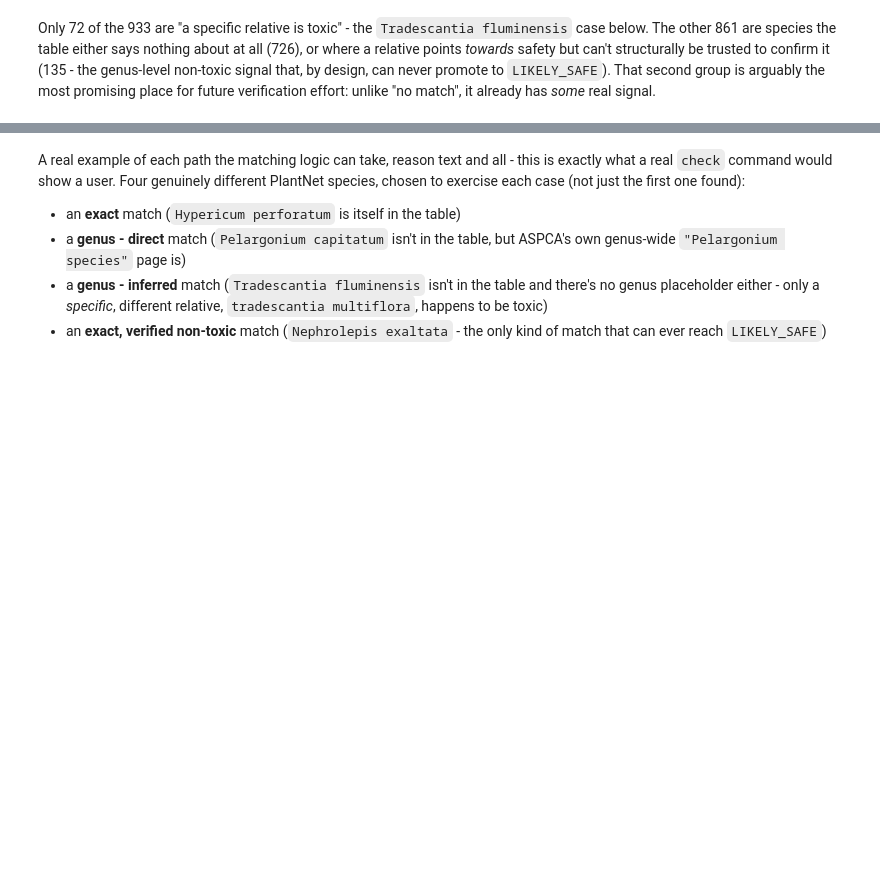
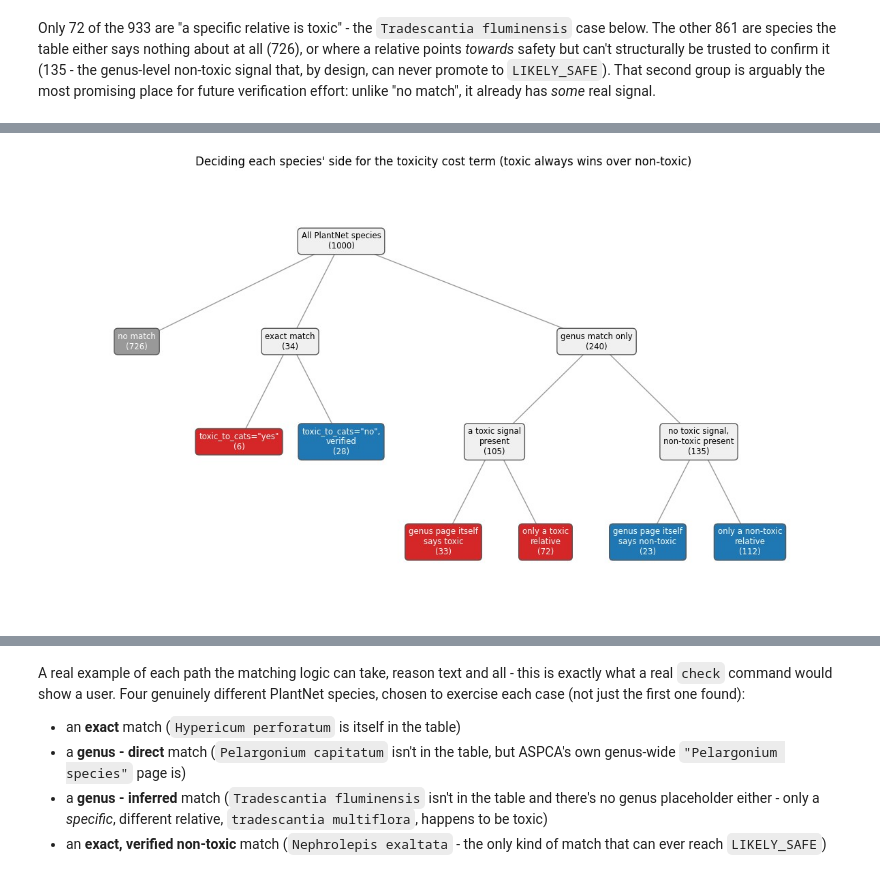
Before and after one commit to carltoast/purr-ceptron, a Jupyter notebook: notebooks/00_project_overview.ipynb, the cells around one changed output, grey strips where cells are left out. Cells and saved outputs as stored; diff of their text form; code cells hidden in the pictures; blank space fills up the shorter version.

```diff
--- a/notebooks/00_project_overview.ipynb
+++ b/notebooks/00_project_overview.ipynb
@@ -423,0 +552,64 @@ already has *some* real signal.
+# %%
+import collections
+
+cat_counts = collections.Counter(
+    toxicity_category(result) for result in toxicity_matches.values()
+)
+
+RED, BLUE, GRAY, NEUTRAL = "#d62728", "#1f77b4", "#999999", "#f0f0f0"
+
+# (x, y, category key or None for a non-leaf decision node, label prefix,
+# face color, text color) - y = depth from the root (4); x hand-placed so
+# each parent sits above the mean of its children (a real tree layout).
+tree_nodes = {
+    "root": (2.0, 4, None, "All PlantNet species", NEUTRAL, "black"),
+    "nomatch": (0.0, 3, "no match", "no match", GRAY, "white"),
+    "exact": (1.5, 3, None, "exact match", NEUTRAL, "black"),
+    "genus": (4.5, 3, None, "genus match only", NEUTRAL, "black"),
+    "exact_toxic": (1.0, 2, "exact - toxic", 'toxic_to_cats="yes"', RED, "white"),
+    "exact_nontoxic": (2.0, 2, "exact - non-toxic", 'toxic_to_cats="no",\nverified', BLUE, "white"),
+    "genus_toxicsig": (3.5, 2, None, "a toxic signal\npresent", NEUTRAL, "black"),
+    "genus_nontoxicsig": (5.5, 2, None, "no toxic signal,\nnon-toxic present", NEUTRAL, "black"),
+    "genus_toxic_direct": (3.0, 1, "genus - toxic (direct)", "genus page itself\nsays toxic", RED, "white"),
+    "genus_toxic_inferred": (4.0, 1, "genus - toxic (inferred)", "only a toxic\nrelative", RED, "white"),
+    "genus_nontoxic_direct": (5.0, 1, "genus - non-toxic (direct)", "genus page itself\nsays non-toxic", BLUE, "white"),
+    "genus_nontoxic_inferred": (6.0, 1, "genus - non-toxic (inferred)", "only a non-toxic\nrelative", BLUE, "white"),
+}
+# Non-leaf decision nodes show the sum of everything beneath them.
+non_leaf_totals = {
+    "exact": cat_counts["exact - toxic"] + cat_counts["exact - non-toxic"],
+    "genus_toxicsig": cat_counts["genus - toxic (direct)"] + cat_counts["genus - toxic (inferred)"],
+    "genus_nontoxicsig": cat_counts["genus - non-toxic (direct)"] + cat_counts["genus - non-toxic (inferred)"],
+}
+non_leaf_totals["genus"] = non_leaf_totals["genus_toxicsig"] + non_leaf_totals["genus_nontoxicsig"]
+non_leaf_totals["root"] = len(toxicity_matches)
+
+tree_edges = [
+    ("root", "nomatch"), ("root", "exact"), ("root", "genus"),
+    ("exact", "exact_toxic"), ("exact", "exact_nontoxic"),
+    ("genus", "genus_toxicsig"), ("genus", "genus_nontoxicsig"),
+    ("genus_toxicsig", "genus_toxic_direct"), ("genus_toxicsig", "genus_toxic_inferred"),
+    ("genus_nontoxicsig", "genus_nontoxic_direct"), ("genus_nontoxicsig", "genus_nontoxic_inferred"),
+]
+
+fig, ax = plt.subplots(figsize=(12, 7))
+for a, b in tree_edges:
+    xa, ya = tree_nodes[a][:2]
+    xb, yb = tree_nodes[b][:2]
+    ax.plot([xa, xb], [ya, yb], color="#999999", linewidth=1, zorder=1)
+for key, (x, y, cat, prefix, face, text_color) in tree_nodes.items():
+    n = cat_counts[cat] if cat is not None else non_leaf_totals[key]
+    ax.annotate(
+        f"{prefix}\n({n})", (x, y), ha="center", va="center", fontsize=8.5,
+        color=text_color,
+        bbox=dict(boxstyle="round,pad=0.45", facecolor=face, edgecolor="#555555"),
+        zorder=2,
+    )
+ax.set_xlim(-0.9, 6.9)
+ax.set_ylim(0.3, 4.7)
+ax.axis("off")
+ax.set_title("Deciding each species' side for the toxicity cost term (toxic always wins over non-toxic)")
+plt.tight_layout()
+plt.show()
+# %% [output]
+[figure, added]
```
Also changed, not shown: parts of 15 cells of this notebook.
